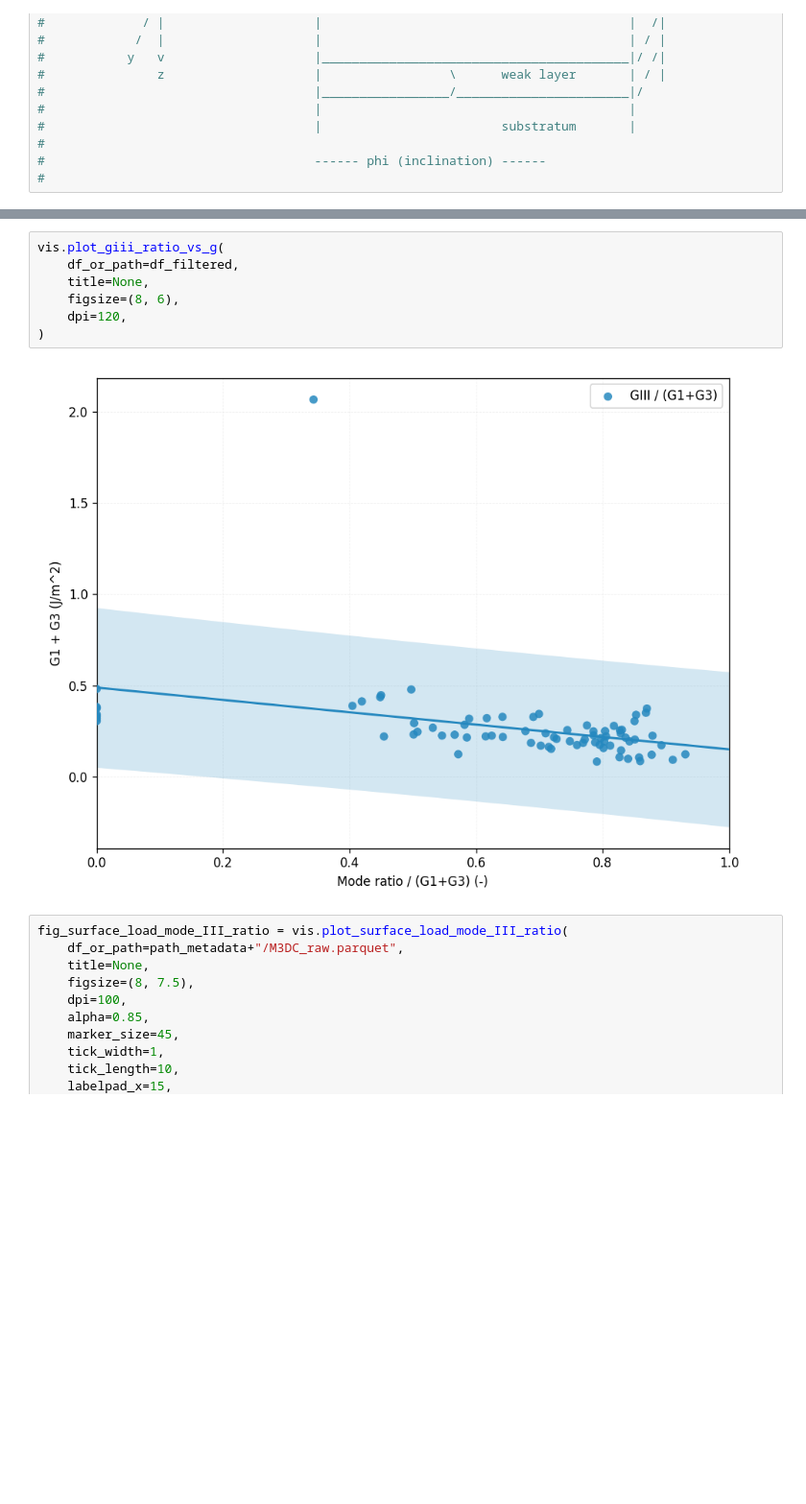
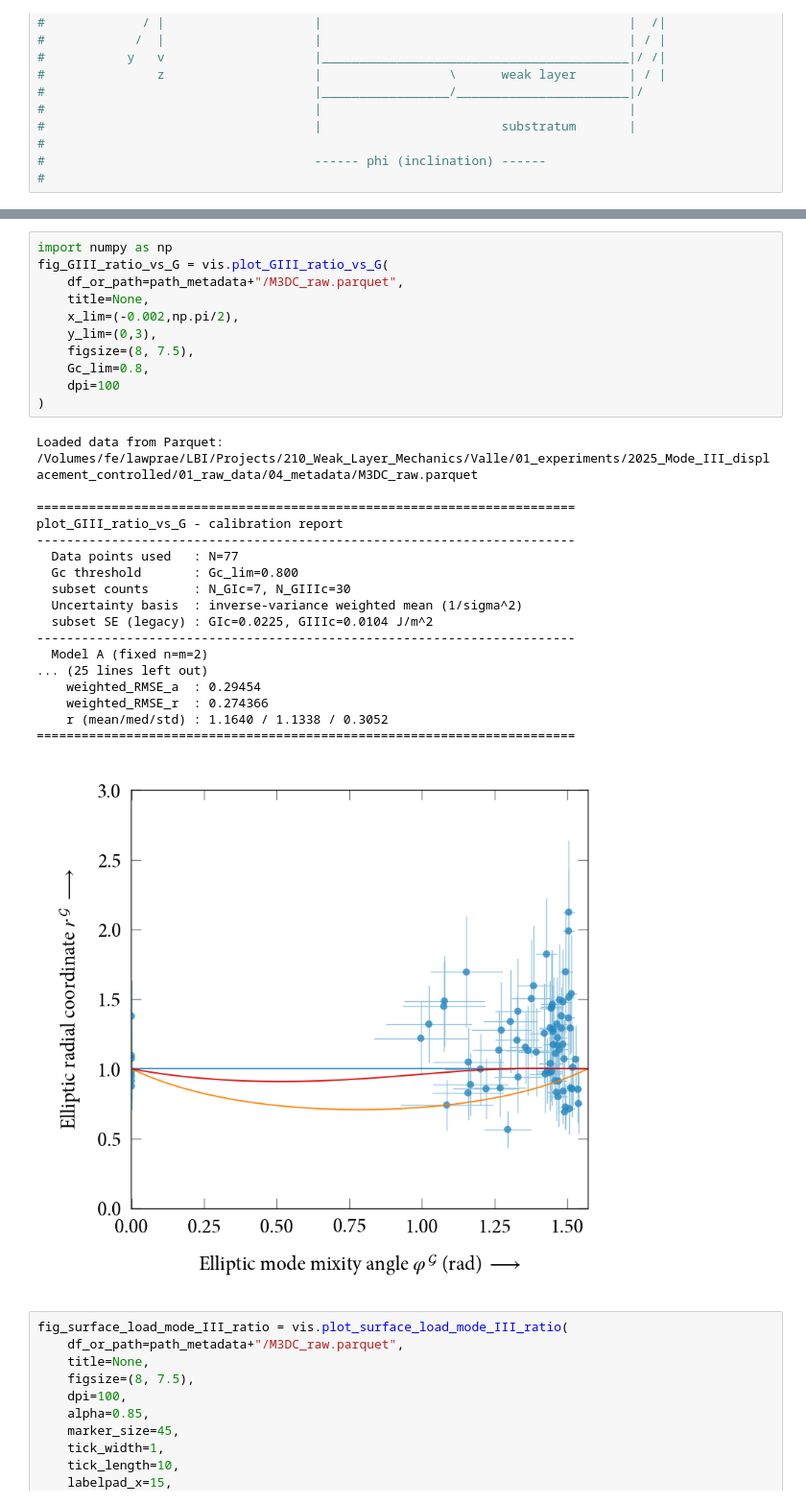
Before and after one commit to valdam95/Mode3DC, a Jupyter notebook: M3DC_Notebook.ipynb, the cells around one changed output, grey strips where cells are left out. Shown at 96% size. Saved outputs shown, nothing was run; the diff lists cells and outputs as text; blank space fills up the shorter version.

Commit message:
feat: updates on the fit procedure in GI GIII space

```diff
--- a/M3DC_Notebook.ipynb
+++ b/M3DC_Notebook.ipynb
@@ -528,12 +518,33 @@ vis.plot_g_scatter_with_uncertainty(
 # %%
-vis.plot_giii_ratio_vs_g(
-    df_or_path=df_filtered,
+import numpy as np
+fig_GIII_ratio_vs_G = vis.plot_GIII_ratio_vs_G(
+    df_or_path=path_metadata+"/M3DC_raw.parquet",
     title=None,
-    figsize=(8, 6),
-    dpi=120,
+    x_lim=(-0.002,np.pi/2),
+    y_lim=(0,3),
+    figsize=(8, 7.5),
+    Gc_lim=0.8,
+    dpi=100
 )
 # %% [output]
+Loaded data from Parquet: /Volumes/fe/lawprae/LBI/Projects/210_Weak_Layer_Mechanics/Valle/01_experiments/2025_Mode_III_displacement_controlled/01_raw_data/04_metadata/M3DC_raw.parquet
+
+========================================================================
+plot_GIII_ratio_vs_G - calibration report
+------------------------------------------------------------------------
+  Data points used   : N=77
+  Gc threshold       : Gc_lim=0.800
+  subset counts      : N_GIc=7, N_GIIIc=30
+  Uncertainty basis  : inverse-variance weighted mean (1/sigma^2)
+  subset SE (legacy) : GIc=0.0225, GIIIc=0.0104 J/m^2
+------------------------------------------------------------------------
+  Model A (fixed n=m=2)
+... (25 lines left out)
+    weighted_RMSE_a  : 0.29454
+    weighted_RMSE_r  : 0.274366
+    r (mean/med/std) : 1.1640 / 1.1338 / 0.3052
+========================================================================
-[figure, old version]
+[figure, new version]
 # %%
 fig_surface_load_mode_III_ratio = vis.plot_surface_load_mode_III_ratio(
     df_or_path=path_metadata+"/M3DC_raw.parquet",
```
Also changed, not shown: parts of 11 cells of this notebook, 2 other files.
